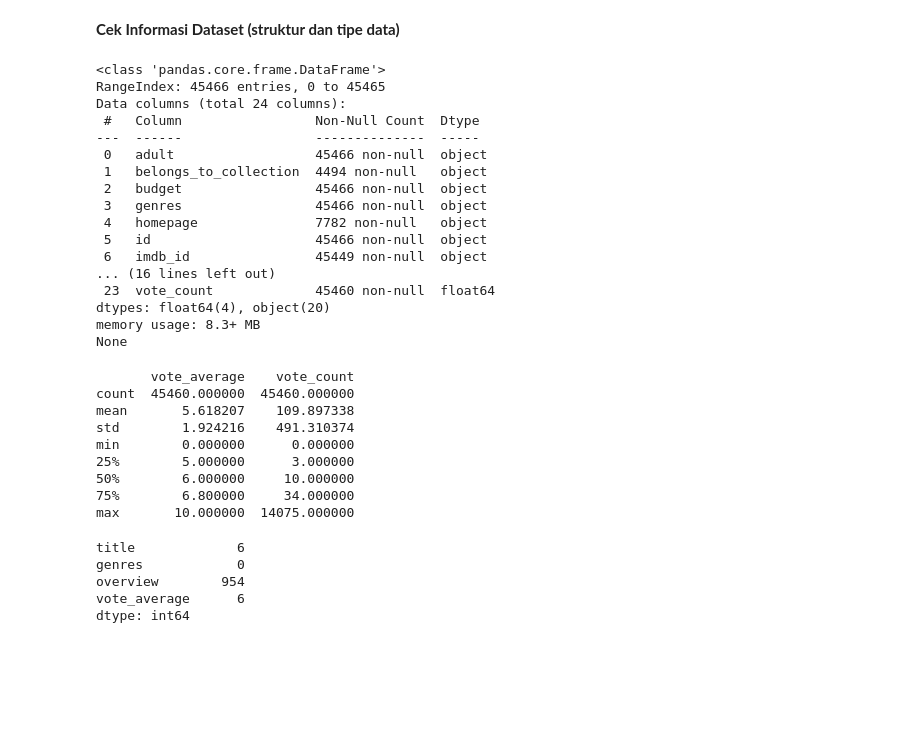
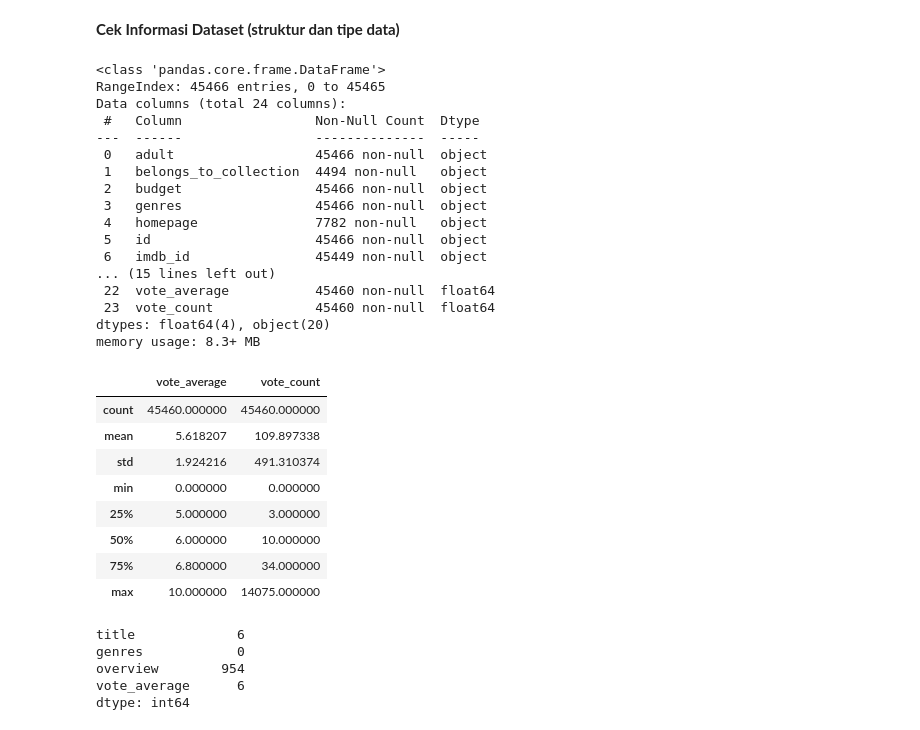
Before and after one commit to setiady16/MLT-2_DIMAS-SETIADY, a Jupyter notebook: Sistem_Rekomendasi_Dimas_Setiady.ipynb, the cells around one changed output. Saved outputs shown, nothing was run; the diff lists cells and outputs as text; code cells hidden in the pictures; blank space fills up the shorter version.

```diff
--- a/Sistem_Rekomendasi_Dimas_Setiady.ipynb
+++ b/Sistem_Rekomendasi_Dimas_Setiady.ipynb
@@ -55,7 +45,7 @@ print(df.head())
 **Cek Informasi Dataset (struktur dan tipe data)**
 # %%
 # Melihat info dataset
-print(df.info())
+df.info()
 # %% [output]
 <class 'pandas.core.frame.DataFrame'>
 RangeIndex: 45466 entries, 0 to 45465
@@ -69,23 +59,23 @@ Data columns (total 24 columns):
  4   homepage               7782 non-null   object
  5   id                     45466 non-null  object
  6   imdb_id                45449 non-null  object
-... (16 lines left out)
+... (15 lines left out)
+ 22  vote_average           45460 non-null  float64
  23  vote_count             45460 non-null  float64
 dtypes: float64(4), object(20)
 memory usage: 8.3+ MB
-None
 # %%
 # Statistik deskriptif untuk kolom numerik
-print(df[['vote_average', 'vote_count']].describe())
+df[['vote_average', 'vote_count']].describe()
 # %% [output]
-       vote_average    vote_count
-count  45460.000000  45460.000000
-mean       5.618207    109.897338
-std        1.924216    491.310374
-min        0.000000      0.000000
-25%        5.000000      3.000000
-50%        6.000000     10.000000
-75%        6.800000     34.000000
-max       10.000000  14075.000000
+|  | vote_average | vote_count |
+| count | 45460.000000 | 45460.000000 |
+| mean | 5.618207 | 109.897338 |
+| std | 1.924216 | 491.310374 |
+| min | 0.000000 | 0.000000 |
+| 25% | 5.000000 | 3.000000 |
+| 50% | 6.000000 | 10.000000 |
+| 75% | 6.800000 | 34.000000 |
+| max | 10.000000 | 14075.000000 |
 # %%
 # Cek missing value
```
Also changed, not shown: parts of 8 cells of this notebook, 1 other file.
